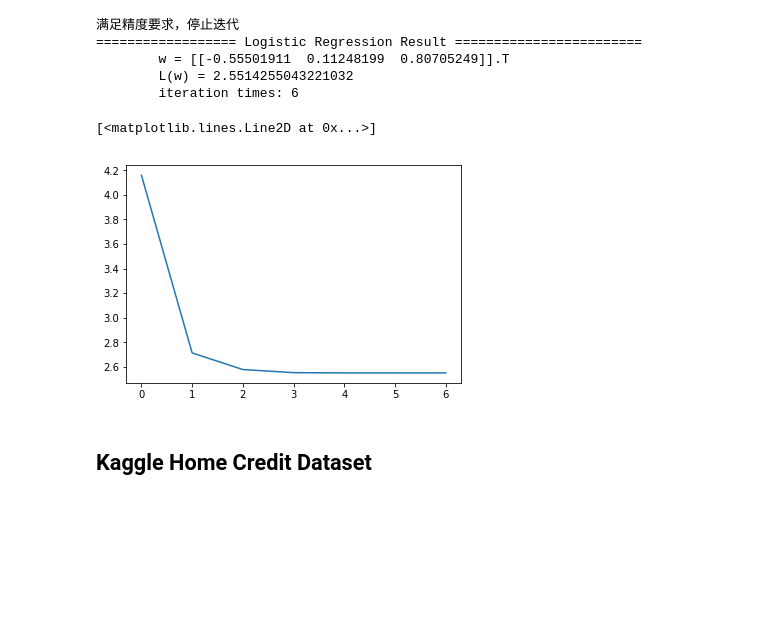
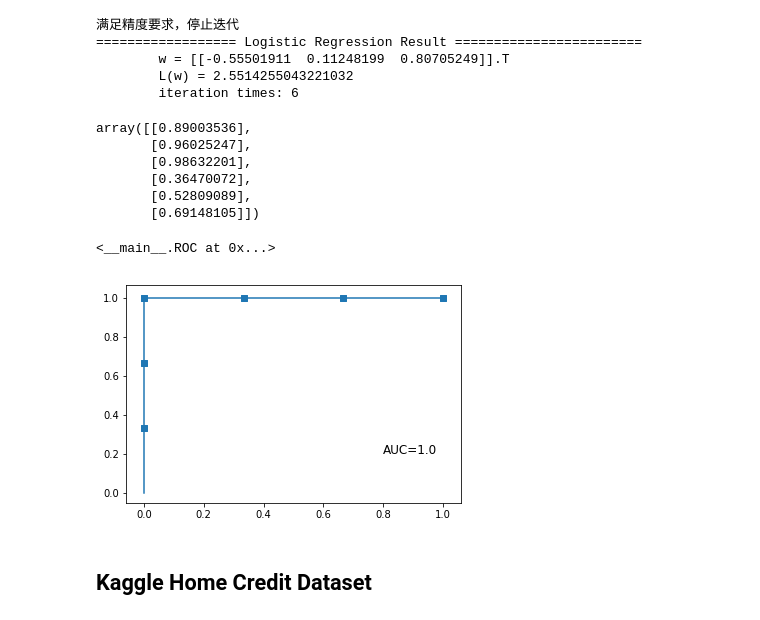
Before and after one commit to JiaRu2016/LiHang_StatisticalLearningMethod, a Jupyter notebook: C6-logistic/LogisticRegression.ipynb, the cells around one changed output. Saved outputs shown, nothing was run; the diff lists cells and outputs as text; code cells hidden in the pictures; blank space fills up the shorter version.

```diff
--- a/C6-logistic/LogisticRegression.ipynb
+++ b/C6-logistic/LogisticRegression.ipynb
@@ -119,6 +119,10 @@ where
 $$ P1 = Prob(Y=1) = \frac{e^{wx}}{1 + e^{wx}} \quad\quad  (scalar) $$
 $$ P0 = Prob(Y=0) = \frac{1}{1 + e^{wx}} \quad\quad  (scalar) $$
 # %%
+import numpy as np
+import pandas as pd
+
+
 class Logistic(object):
     """Logistic model"""
 
@@ -153,6 +157,12 @@ class Logistic(object):
         iteration times: {}
         """.format(self.fitted_w.T, self.loglikelyhood_function_value, self.opt.n_iter)
         print(txt)
+
+    def predict(self, X=None):
+        if X is None:
+            X = self.X
+        _, P1 = Logistic.PFactory(X)
+        return P1(self.fitted_w)
 
     @staticmethod
     def LoglikelyhoodFunctionFactory(X, y):
@@ -262,14 +272,50 @@ m.print_summary()
         w = [[-0.55501911  0.11248199  0.80705249]].T
         L(w) = 2.5514255043221032
         iteration times: 6
-# %%
-%matplotlib inline
-import matplotlib.pyplot as plt
-
-plt.plot(m.opt.f_value)
-# %% [output]
-[<matplotlib.lines.Line2D at 0x...>]
-[figure, removed]
+# %%
+y_score = m.predict()
+y_score
+# %% [output]
+array([[0.89003536],
+       [0.96025247],
+       [0.98632201],
+       [0.36470072],
+       [0.52809089],
+       [0.69148105]])
+# %%
+import matplotlib.pyplot as plt
+
+
+class ROC(object):
+    """ROC curve"""
+
+    def __init__(self, y, y_score):
+        self.y = y.reshape(1, -1)[0]   # 输入是列向量
+        self.y_score = y_score.reshape(1, -1)[0]
+        self.AUC = None  # area under ROC curve
+
+        self.calculate()
+        self.plot()
+
+    def calculate(self):
+        df = pd.DataFrame({'y_score': self.y_score, 'y': self.y})
+        df.sort_values('y_score', ascending=False, inplace=True)
+        pos = np.sum(df.y)
+        neg = np.sum(1 - df.y)
+        self.TP_rate = TP_rate = np.cumsum(df.y.values) / pos
+        self.FP_rate = FP_rate = np.cumsum(1 - df.y.values) / neg
+        self.AUC = sum((TP_rate[1:] + TP_rate[:-1]) / 2 * np.diff(FP_rate))
+
+    def plot(self):
+        fig, ax = plt.subplots()
+        ax.scatter(x=self.FP_rate, y=self.TP_rate, marker='s')
+        ax.plot([0] + self.FP_rate.tolist(), [0] + self.TP_rate.tolist())
+        ax.text(0.8, 0.2, 'AUC={}'.format(self.AUC), fontsize=12)
+# %%
+ROC(y, y_score)
+# %% [output]
+<__main__.ROC at 0x...>
+[figure, added]
 # %% [markdown]
 ## Kaggle Home Credit Dataset
 # %%
```
Also changed, not shown: parts of 4 cells of this notebook.
